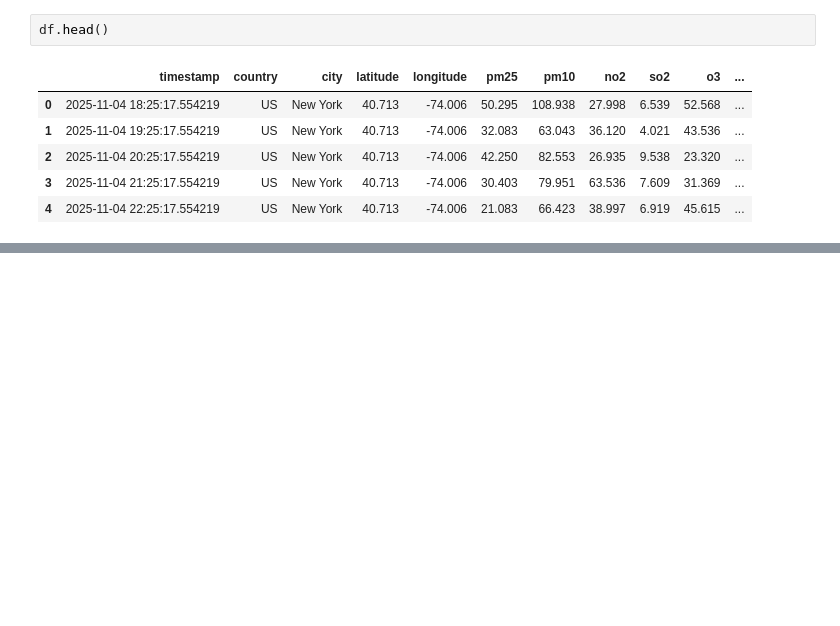
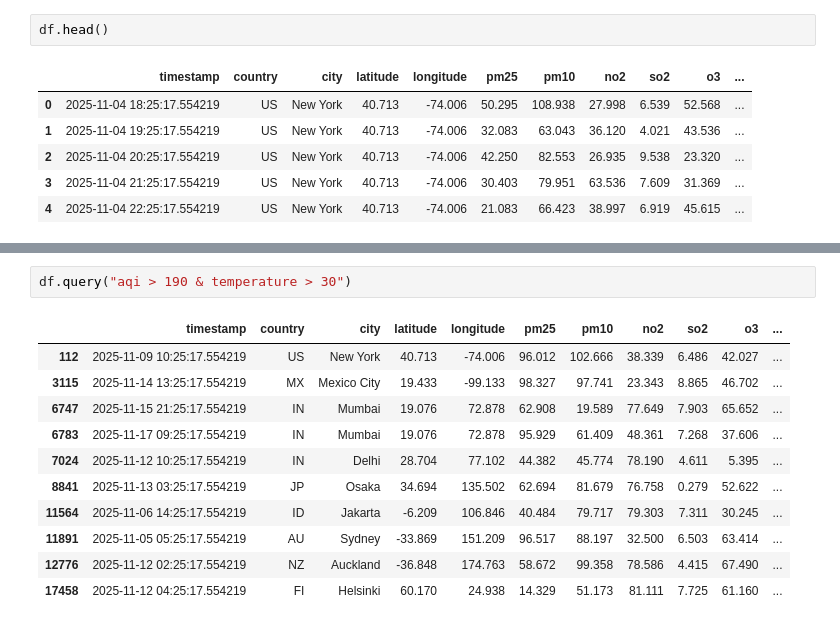
Before and after one commit to Vanshaj14Mohan/AI-and-ML, a Jupyter notebook: Section Two/Practical/task.ipynb, the cells around one changed output, grey strips where cells are left out. Saved outputs shown, nothing was run; the diff lists cells and outputs as text; blank space fills up the shorter version.

```diff
--- a/Section Two/Practical/task.ipynb
+++ b/Section Two/Practical/task.ipynb
@@ -283,0 +296,14 @@ df.head()
+# %%
+df.query("aqi > 190 & temperature > 30")
+# %% [output]
+|  | timestamp | country | city | latitude | longitude | pm25 | pm10 | no2 | so2 | o3 | ... |
+| 112 | 2025-11-09 10:25:17.554219 | US | New York | 40.713 | -74.006 | 96.012 | 102.666 | 38.339 | 6.486 | 42.027 | ... |
+| 3115 | 2025-11-14 13:25:17.554219 | MX | Mexico City | 19.433 | -99.133 | 98.327 | 97.741 | 23.343 | 8.865 | 46.702 | ... |
+| 6747 | 2025-11-15 21:25:17.554219 | IN | Mumbai | 19.076 | 72.878 | 62.908 | 19.589 | 77.649 | 7.903 | 65.652 | ... |
+| 6783 | 2025-11-17 09:25:17.554219 | IN | Mumbai | 19.076 | 72.878 | 95.929 | 61.409 | 48.361 | 7.268 | 37.606 | ... |
+| 7024 | 2025-11-12 10:25:17.554219 | IN | Delhi | 28.704 | 77.102 | 44.382 | 45.774 | 78.190 | 4.611 | 5.395 | ... |
+| 8841 | 2025-11-13 03:25:17.554219 | JP | Osaka | 34.694 | 135.502 | 62.694 | 81.679 | 76.758 | 0.279 | 52.622 | ... |
+| 11564 | 2025-11-06 14:25:17.554219 | ID | Jakarta | -6.209 | 106.846 | 40.484 | 79.717 | 79.303 | 7.311 | 30.245 | ... |
+| 11891 | 2025-11-05 05:25:17.554219 | AU | Sydney | -33.869 | 151.209 | 96.517 | 88.197 | 32.500 | 6.503 | 63.414 | ... |
+| 12776 | 2025-11-12 02:25:17.554219 | NZ | Auckland | -36.848 | 174.763 | 58.672 | 99.358 | 78.586 | 4.415 | 67.490 | ... |
+| 17458 | 2025-11-12 04:25:17.554219 | FI | Helsinki | 60.170 | 24.938 | 14.329 | 51.173 | 81.111 | 7.725 | 61.160 | ... |
```
Also changed, not shown: parts of 2 cells of this notebook.
